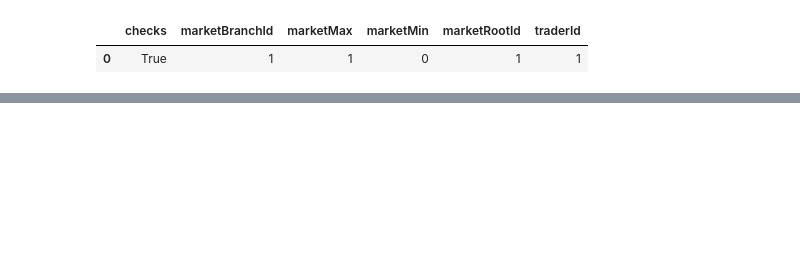
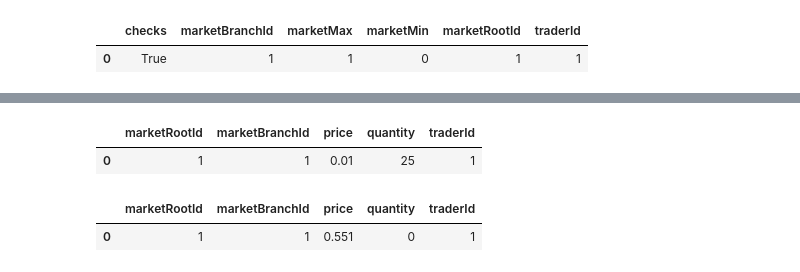
Before and after one commit to alpinechicken/blocmarket, a Jupyter notebook: doc/api.ipynb, the cells around one changed output, grey strips where cells are left out. Cells and saved outputs as stored; diff of their text form; code cells hidden in the pictures; blank space fills up the shorter version.

```diff
--- a/doc/api.ipynb
+++ b/doc/api.ipynb
@@ -171,0 +196,9 @@ a
+# %%
+url = 'http://127.0.0.1:5000/viewOpenTrades'
+content = {}
+response = requests.post(url, data=json.dumps(content), headers=headers)
+# %%
+pd.read_json(response.json())
+# %% [output]
+|  | marketRootId | marketBranchId | price | quantity | traderId |
+| 0 | 1 | 1 | 0.01 | 25 | 1 |
@@ -171,0 +209,5 @@ a
+# %%
+pd.read_json(response.json())
+# %% [output]
+|  | marketRootId | marketBranchId | price | quantity | traderId |
+| 0 | 1 | 1 | 0.551 | 0 | 1 |
```
Also changed, not shown: parts of 17 cells of this notebook, 30 other files.
